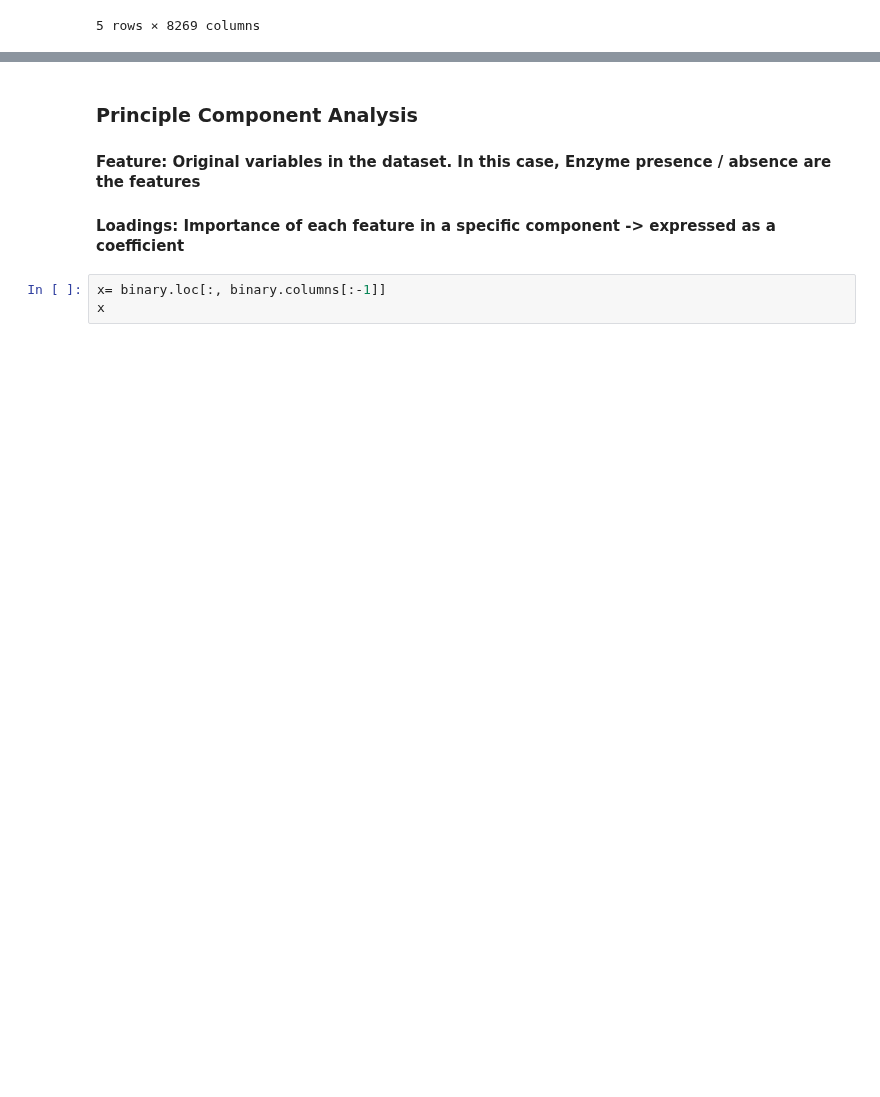
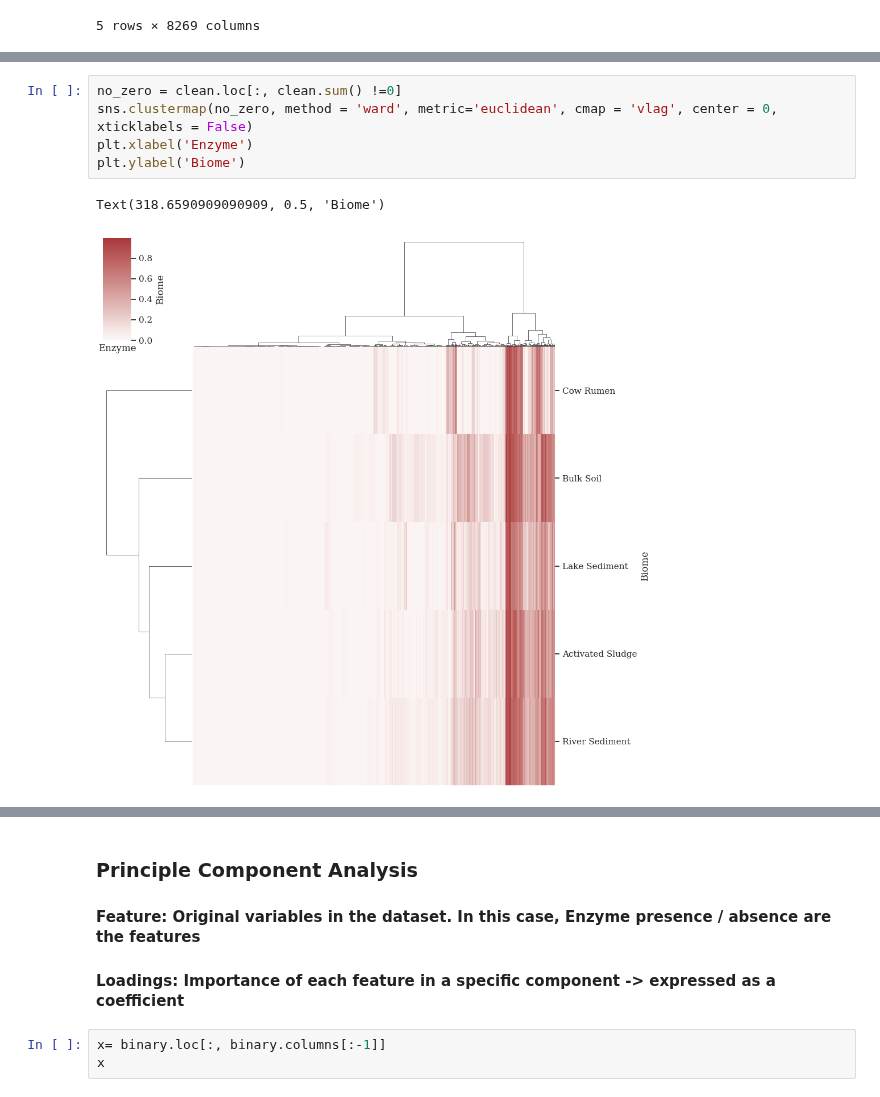
Before and after one commit to jtdocter27/EcoDr, a Jupyter notebook: EnCen/Figures for paper/figures.ipynb, the cells around one changed output, grey strips where cells are left out. Saved outputs shown, nothing was run; the diff lists cells and outputs as text; blank space fills up the shorter version.

```diff
--- a/EnCen/Figures for paper/figures.ipynb
+++ b/EnCen/Figures for paper/figures.ipynb
@@ -123,3 +142,11 @@ plt.show()
+# %%
+no_zero = clean.loc[:, clean.sum() !=0]
+sns.clustermap(no_zero, method = 'ward', metric='euclidean', cmap = 'vlag', center = 0, xticklabels = False)
+plt.xlabel('Enzyme')
+plt.ylabel('Biome')
+# %% [output]
+Text(318.6590909090909, 0.5, 'Biome')
+[figure, added]
 # %%
 sns.set_context(context = 'paper')
 sns.set_style('white')
```
Also changed, not shown: parts of 7 cells of this notebook.
